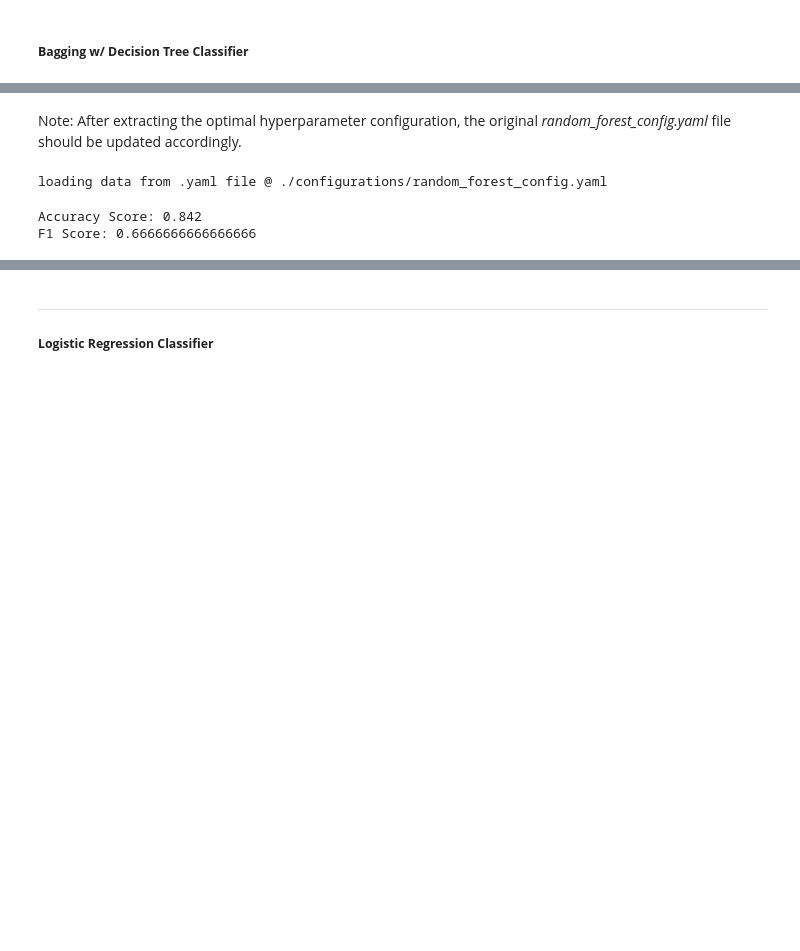
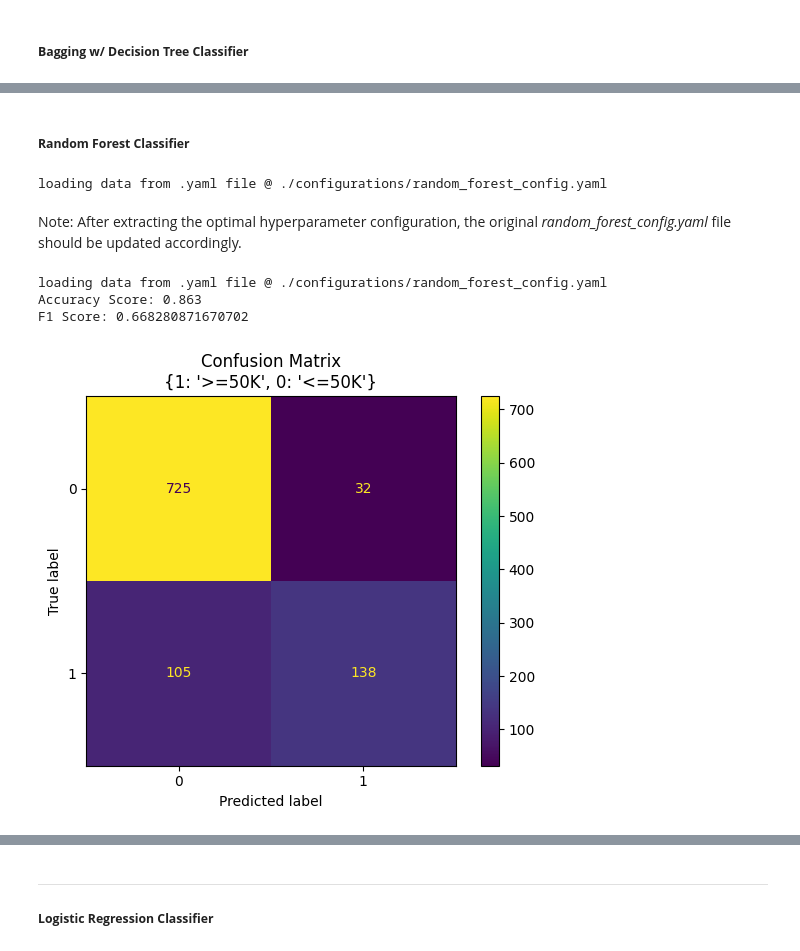
Before and after one commit to Nid989/IDAML23_PROJECT, a Jupyter notebook: data_exploration_and_models.ipynb, the cells around one changed output, grey strips where cells are left out. Drawn from its saved outputs; the diff is of its cells as text; code cells hidden in the pictures; blank space fills up the shorter version.

```diff
--- a/data_exploration_and_models.ipynb
+++ b/data_exploration_and_models.ipynb
@@ -111,7 +111,7 @@ def plot_roc_curve(y_true, y_pred_prob):
     fpr, tpr, thresholds = roc_curve(y_true, y_pred_prob)
     roc_auc = auc(fpr, tpr)
 
-    plt.figure(figsize=(8, 6))
+    plt.figure(figsize=(6, 4))
     plt.plot(fpr, tpr, color='darkorange', lw=2, label=f'ROC curve (AUC = {roc_auc:.2f})')
     plt.plot([0, 1], [0, 1], color='navy', lw=2, linestyle='--')
     plt.xlim([0.0, 1.0])
@@ -121,7 +121,7 @@ def plot_roc_curve(y_true, y_pred_prob):
     plt.title('ROC Curve')
     plt.legend(loc='lower right')
     plt.grid(True)
-    plt.show()
+    # plt.show()
 
 def plot_precision_recall_curve(y_true, y_pred_prob):
     """
@@ -137,14 +137,14 @@ def plot_precision_recall_curve(y_true, y_pred_prob):
     precision, recall, _ = precision_recall_curve(y_true, y_pred_prob)
     average_precision = average_precision_score(y_true, y_pred_prob)
 
-    plt.figure(figsize=(8, 6))
+    plt.figure(figsize=(6, 4))
     plt.plot(recall, precision, color='darkorange', lw=2, label=f'Precision-Recall curve (AP = {average_precision:.2f})')
     plt.xlabel('Recall')
     plt.ylabel('Precision')
     plt.title('Precision-Recall Curve')
     plt.legend(loc='lower left')
     plt.grid(True)
-    plt.show()
+    # plt.show()
 
 def plot_confusion_matrix(cm_data: np.ndarray):
     """
@@ -156,7 +156,7 @@ def plot_confusion_matrix(cm_data: np.ndarray):
     Returns
     - None (plots the confusion-matrix as a heatmap)
     """
-    plt.figure(figsize=(8, 6))
+    plt.figure(figsize=(6, 4))
     sns.heatmap(cm_data,
                 cmap='coolwarm',
                 annot=True,
@@ -168,7 +168,7 @@ def plot_confusion_matrix(cm_data: np.ndarray):
     plt.xlabel('Predicted')
     plt.ylabel('Actual')
     plt.title('Confusion Matrix')
-    plt.show()
+    # plt.show()
 # ================================================================================= #
 # %%
 # ===================================== IncomeDataset ===================================== #
@@ -338,7 +338,7 @@ class ClassificationModel:
                                               splitter=hyperparam_setting["splitter"],
                                               max_depth=hyperparam_setting["max_depth"],
                                               min_samples_split=hyperparam_setting["min_samples_split"],
-                                              random_state=42)
+                                              random_state=45)
         elif self.model_type == "random_forest":
             self.clf = RandomForestClassifier(n_estimators=hyperparam_setting["n_estimators"],
                                               criterion=hyperparam_setting["criterion"],
@@ -346,22 +346,23 @@ class ClassificationModel:
                                               min_samples_split=hyperparam_setting["min_samples_split"],
                                               min_samples_leaf=hyperparam_setting["min_samples_leaf"],
                                               max_features=hyperparam_setting["max_features"],
-                                              random_state=42)
+                                              bootstrap=hyperparam_setting["bootstrap"],
+                                              random_state=45)
         elif self.model_type == "logistic_regression":
             self.clf = LogisticRegression(penalty=hyperparam_setting["penalty"],
                                           max_iter=hyperparam_setting["max_iter"],
                                           dual=hyperparam_setting["dual"],
                                           solver=hyperparam_setting["solver"],
-                                          random_state=42)
+                                          random_state=45)
         elif self.model_type == "bagging_decision_tree":
             base_estimator = DecisionTreeClassifier(criterion=hyperparam_setting["criterion"],
                                                     splitter=hyperparam_setting["splitter"],
                                                     max_depth=hyperparam_setting["max_depth"],
                                                     min_samples_split=hyperparam_setting["min_samples_split"],
-                                                    random_state=42)
+                                                    random_state=45)
             self.clf = BaggingClassifier(base_estimator=base_estimator,
                                          n_estimators=hyperparam_setting["n_estimators"],
-                                         random_state=42)
+                                         random_state=45)
         else:
             raise ValueError(f"please define an appropriate model type from [{model_types_}], found {self.model_type}")
 
@@ -434,7 +435,7 @@ class ClassificationModel:
                                            display_labels=self.clf.classes_)
         disp_plot.plot()
         plt.title(f"Confusion Matrix\n{class_labels}")
-        plt.show()
+        # plt.show()
 # =============================================================================================== #
 # %%
 transform_skew_types_ = Literal["log", "square_root", "cube_root", "z_score"]
@@ -796,4 +802,9 @@ rf_dataset = IncomeDataset(rf_config)
+# %% [markdown]
+##### **Random Forest Classifier**
 # %%
+# GridSearchCV
+rf_config = load_from_yaml("./configurations/random_forest_config.yaml")
+rf_dataset = IncomeDataset(rf_config)
 param_grid = {
     "n_estimators": [1, 50, 100, 150, 200, 250],
     "criterion": ["gini", "entropy", "log_loss"],
@@ -801,15 +812,17 @@ param_grid = {
     "min_samples_split": [5, 10, 15, 20, 25, 30],
     "min_samples_leaf": [2, 5, 10, 15, 20, 25, 30],
     "max_features": ["auto", "sqrt", "log2"],
-    # "bootstrap": [True, False]
+    "bootstrap": [True, False]
 }
 rf_model = RandomForestClassifier()
 rf_grid_search = GridSearchCV(estimator=rf_model,
                               param_grid=param_grid,
                               cv=5,
                               n_jobs=-1)
-rf_grid_search.fit(rf_dataset.X_train, rf_dataset.y_train)
-print(f"Optimal parameter setting: {rf_grid_search.best_params_}")
+# rf_grid_search.fit(rf_dataset.X_train, rf_dataset.y_train)
+# print(f"Optimal parameter setting: {rf_grid_search.best_params_}")
+# %% [output]
+loading data from .yaml file @ ./configurations/random_forest_config.yaml
 # %% [markdown]
 Note: After extracting the optimal hyperparameter configuration, the original *random_forest_config.yaml* file should be updated accordingly.
 # %%
@@ -817,11 +830,13 @@ Note: After extracting the optimal hyperparameter configuration, the original *r
 rf_opt_config = load_from_yaml("./configurations/random_forest_config.yaml")
 rf_opt_model = ClassificationModel(rf_opt_config)
 rf_opt_model.train_model()
+_ = rf_opt_model.get_accuracy_score()
+_ = rf_opt_model.get_f1_score()
 # %% [output]
 loading data from .yaml file @ ./configurations/random_forest_config.yaml
+Accuracy Score: 0.863
+F1 Score: 0.668280871670702
-# %%
-_ = rf_opt_model.get_accuracy_score()
-_ = rf_opt_model.get_f1_score()
-# %% [output]
-Accuracy Score: 0.842
-F1 Score: 0.6666666666666666
+# %%
+rf_opt_model.show_confusion_plot()
+# %% [output]
+[figure, added]
```
Also changed, not shown: parts of 29 cells of this notebook.
